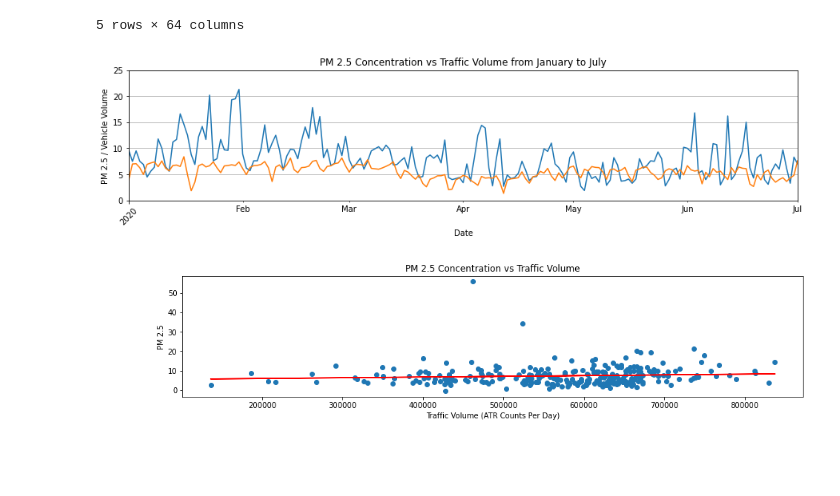
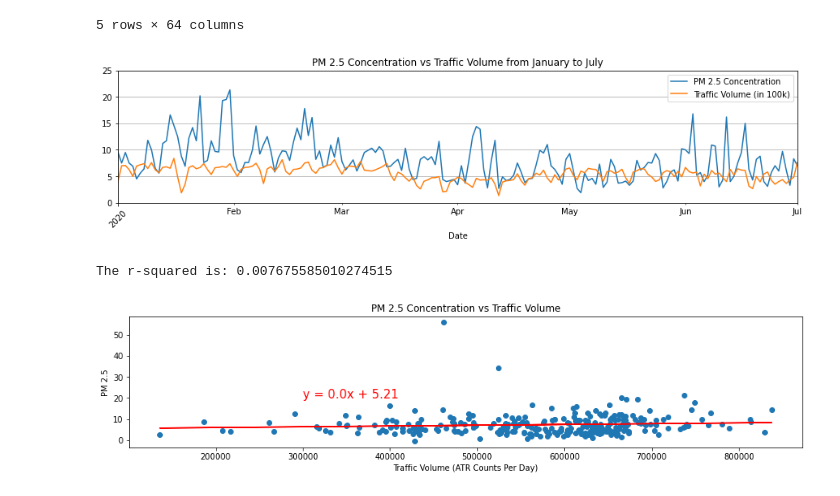
Before and after one commit to gonzaloreusch/Air-Quality, a Jupyter notebook: DataFrames/traffic.ipynb, the cells around one changed output. Saved outputs shown, nothing was run; the diff lists cells and outputs as text; code cells hidden in the pictures; blank space fills up the shorter version.

```diff
--- a/DataFrames/traffic.ipynb
+++ b/DataFrames/traffic.ipynb
@@ -136,8 +136,8 @@ plt.figure(figsize=(15,3))
 ax = plt.gca()
 dates = x
 dates = [datetime.strptime(d, "%Y-%m-%d") for d in dates]
-plt.plot(dates, y)
-plt.plot(dates, (y2/100000))
+plt.plot(dates, y, label='PM 2.5 Concentration')
+plt.plot(dates, (y2/100000), label='Traffic Volume (in 100k)')
 ax.set_xlim([dates[0], dates[-1]])
 
 ax.xaxis.set_major_locator(mdates.YearLocator())
@@ -152,30 +152,32 @@ plt.xlim(pd.Timestamp('2020-1-1'), pd.Timestamp('2020-7-1'))
 plt.ylim(0,25)
 plt.xticks(rotation=45)
 plt.xlabel('Date')
-plt.ylabel('PM 2.5 / Vehicle Volume')
+ax.legend()
 
 plt.savefig('../Images/AQI-v-Traffic-2020.jpg')
 plt.show()
 # %% [output]
-[figure, old version]
+[figure, new version]
 # %%
 x = aqi_traffic['Daily Traffic Volume']
 y = aqi_traffic['PM2.5']
 
+# regession
 slope, intercept, r, p, stderr = st.linregress(x, y)
 regress_values = x * slope + intercept
-
 line_eq = "y = " + str(round(slope,2)) + "x + " + str(round(intercept,2))
 
-
+# plot graph
 plt.figure(figsize=(15,3))
 plt.plot(x,regress_values,"r-")
-plt.annotate(line_eq,(1,-1),fontsize=15,color="red")
 plt.scatter(x,y)
+plt.annotate(line_eq,(300000,20),fontsize=15,color="red")
 plt.title('PM 2.5 Concentration vs Traffic Volume')
 plt.xlabel('Traffic Volume (ATR Counts Per Day)')
 plt.ylabel('PM 2.5')
 plt.savefig('../Images/AQI-v-Traffic-Correlation.jpg')
+print(f"The r-squared is: {r**2}")
 plt.show()
 # %% [output]
+The r-squared is: 0.007675585010274515
-[figure, old version]
+[figure, new version]
```
Also changed, not shown: 2 other files.
